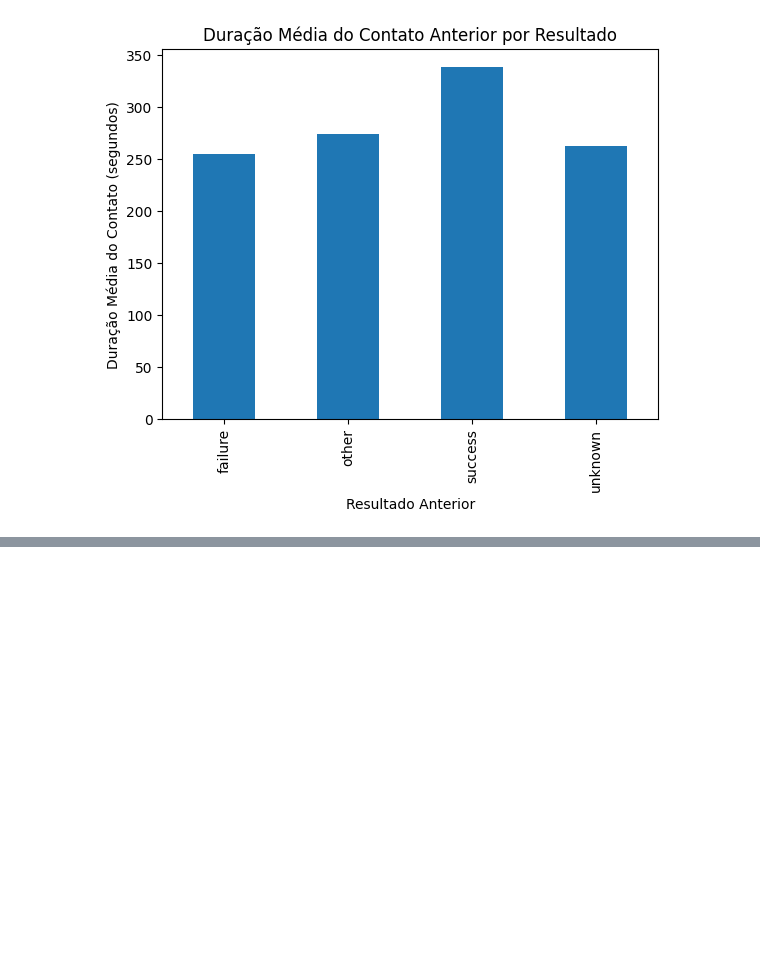
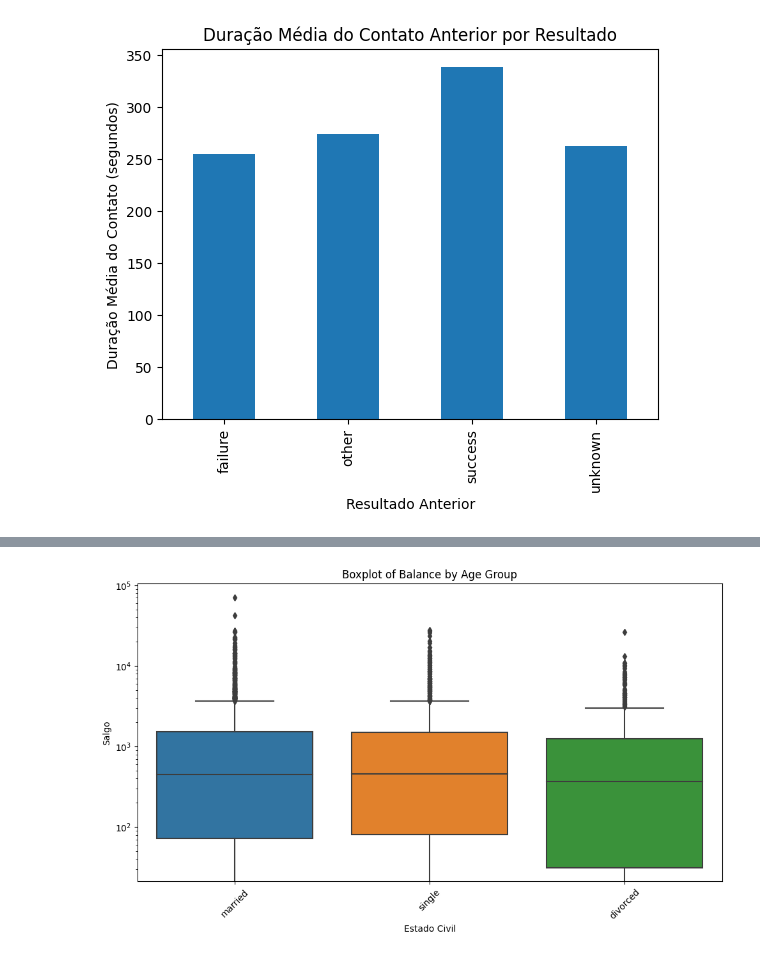
Before and after one commit to guilbd/Projeto_Tec_Prog_I_ADA_Santander_Coders2023, a Jupyter notebook: projeto.ipynb, the cells around one changed output, grey strips where cells are left out. Drawn from its saved outputs; the diff is of its cells as text; code cells hidden in the pictures; blank space fills up the shorter version.

Commit message:
added Boxplot do Saldo por Estado Civil

```diff
--- a/projeto.ipynb
+++ b/projeto.ipynb
@@ -432,0 +449,14 @@ plt.show()
+# %%
+plt.figure(figsize=(10, 6))  # Set the figure size
+
+sns.boxplot(data=df, x='estado_civil', y='saldo_cc')
+plt.title('Boxplot of Balance by Age Group')
+plt.xlabel('Estado Civil')
+plt.ylabel('Saldo')
+plt.yscale('log')
+plt.xticks(rotation=45)  # Rotate x-axis labels for better visibility
+
+plt.tight_layout()
+plt.show()
+# %% [output]
+[figure, added]
```
Also changed, not shown: parts of 1 cell of this notebook.
